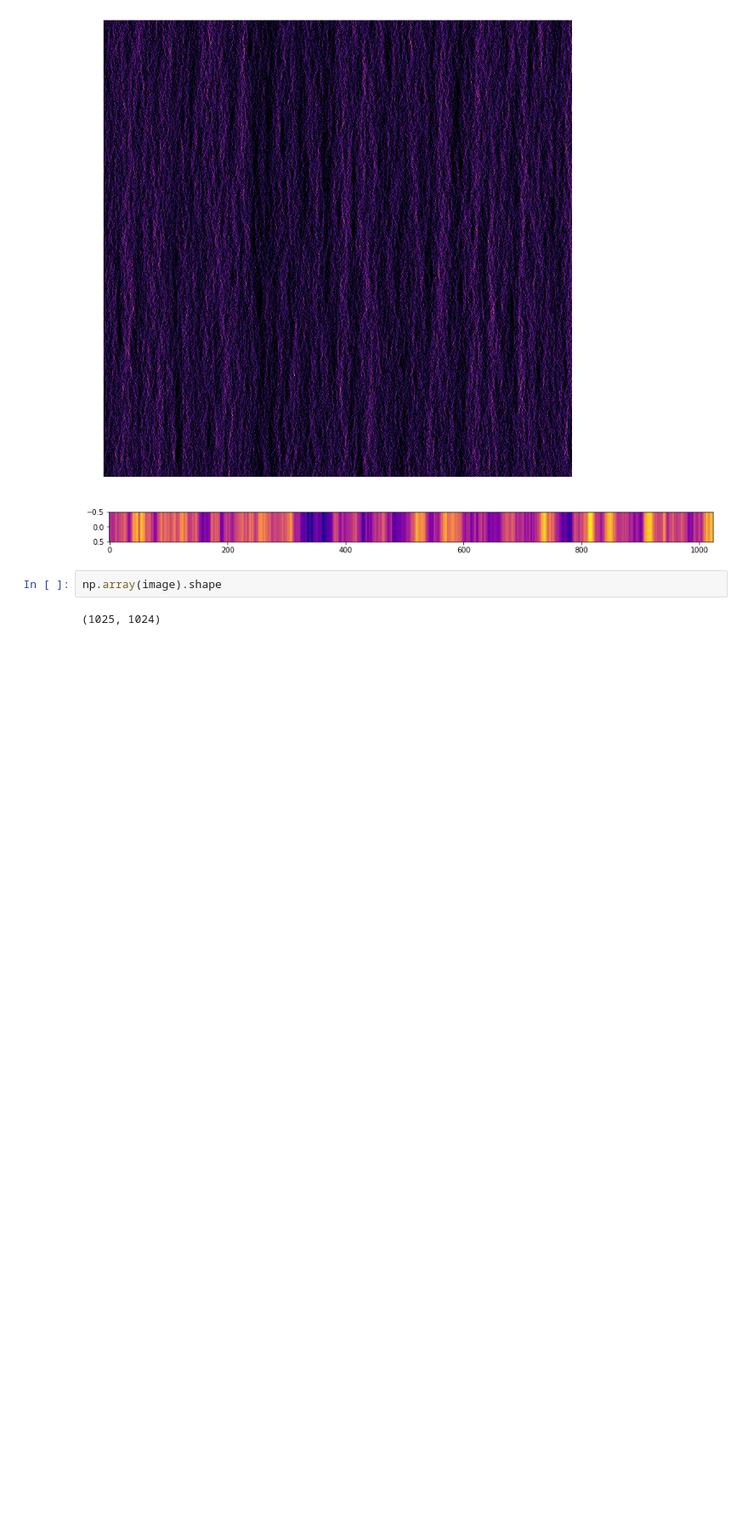
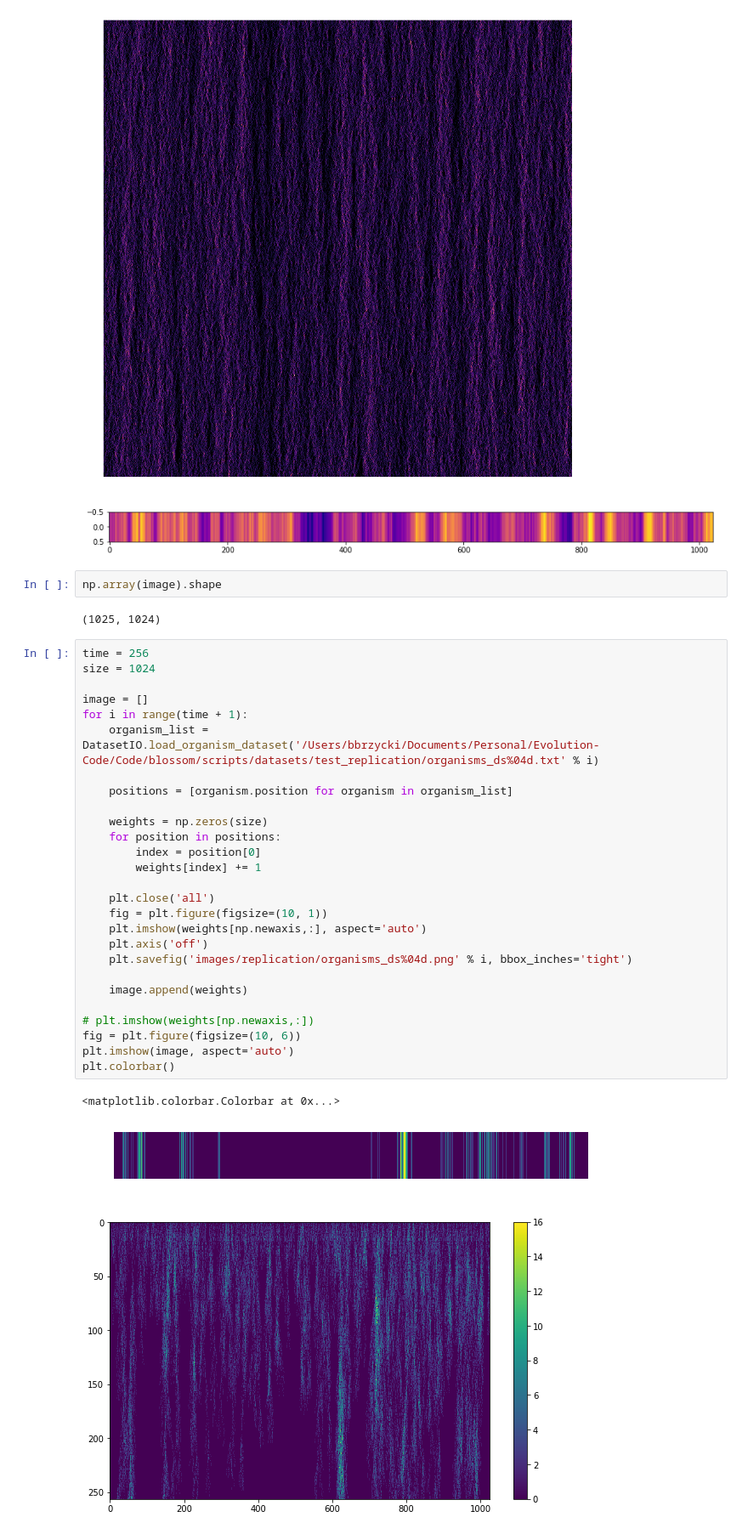
Before and after one commit to bbrzycki/flowerpot, a Jupyter notebook: flowerpot/Visualization.ipynb, the cells around one changed output. Shown at 85% size. Cells and saved outputs as stored; diff of their text form; blank space fills up the shorter version.

Commit message:
Visualize 1d and 2d blossom datasets via Jupyter notebook

```diff
--- a/flowerpot/Visualization.ipynb
+++ b/flowerpot/Visualization.ipynb
@@ -258,3 +263,34 @@ plt.imshow(np.mean(np.array(image), axis=0)[np.newaxis,:], aspect='auto', cmap='
 np.array(image).shape
 # %% [output]
 (1025, 1024)
+# %%
+time = 256
+size = 1024
+
+image = []
+for i in range(time + 1):
+    organism_list = DatasetIO.load_organism_dataset('/Users/bbrzycki/Documents/Personal/Evolution-Code/Code/blossom/scripts/datasets/test_replication/organisms_ds%04d.txt' % i)
+
+    positions = [organism.position for organism in organism_list]
+
+    weights = np.zeros(size)
+    for position in positions:
+        index = position[0]
+        weights[index] += 1
+
+    plt.close('all')
+    fig = plt.figure(figsize=(10, 1))
+    plt.imshow(weights[np.newaxis,:], aspect='auto')
+    plt.axis('off')
+    plt.savefig('images/replication/organisms_ds%04d.png' % i, bbox_inches='tight')
+
+    image.append(weights)
+
+# plt.imshow(weights[np.newaxis,:])
+fig = plt.figure(figsize=(10, 6))
+plt.imshow(image, aspect='auto')
+plt.colorbar()
+# %% [output]
+<matplotlib.colorbar.Colorbar at 0x...>
+[figure, added]
+[figure, added]
```
Also changed, not shown: parts of 8 cells of this notebook, 2 other files.
